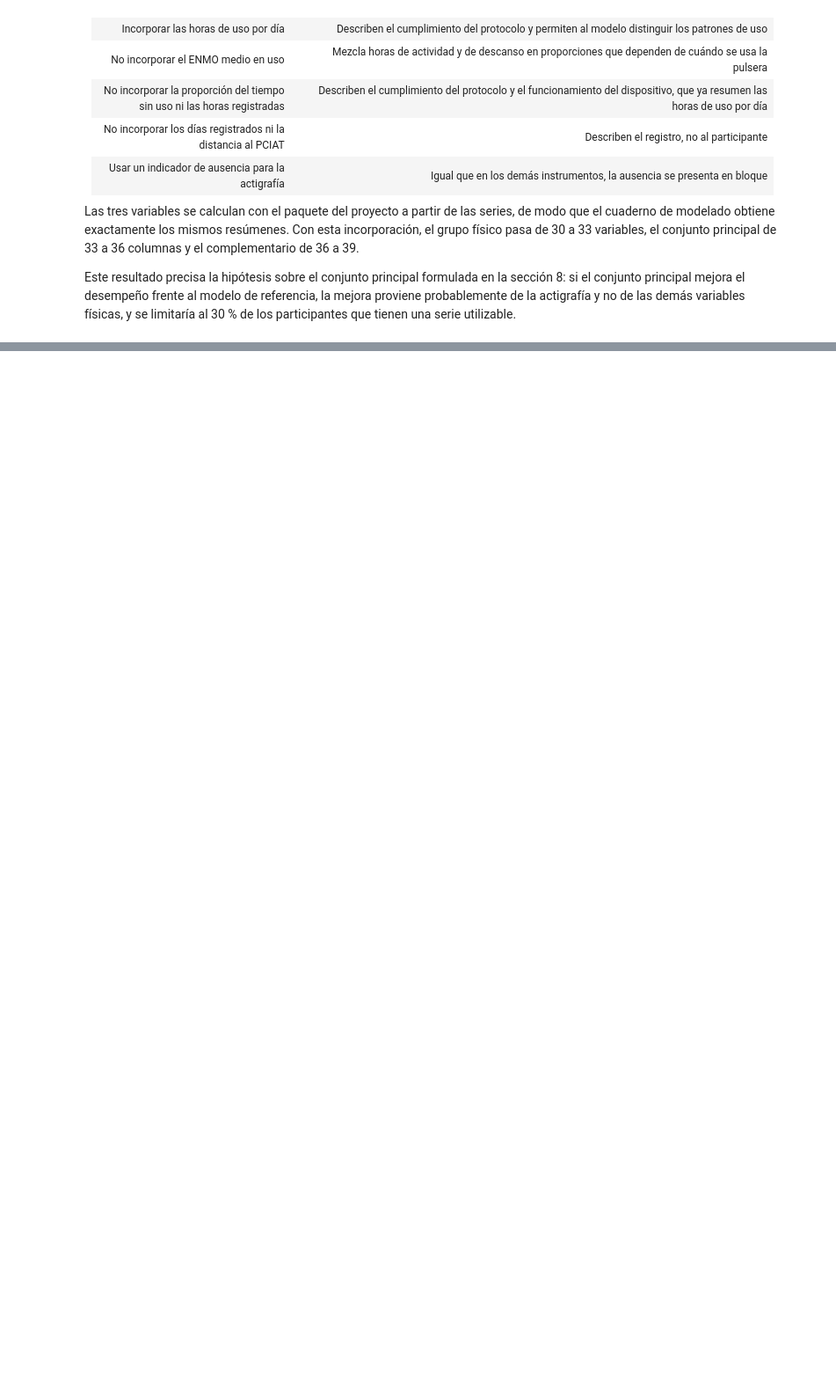
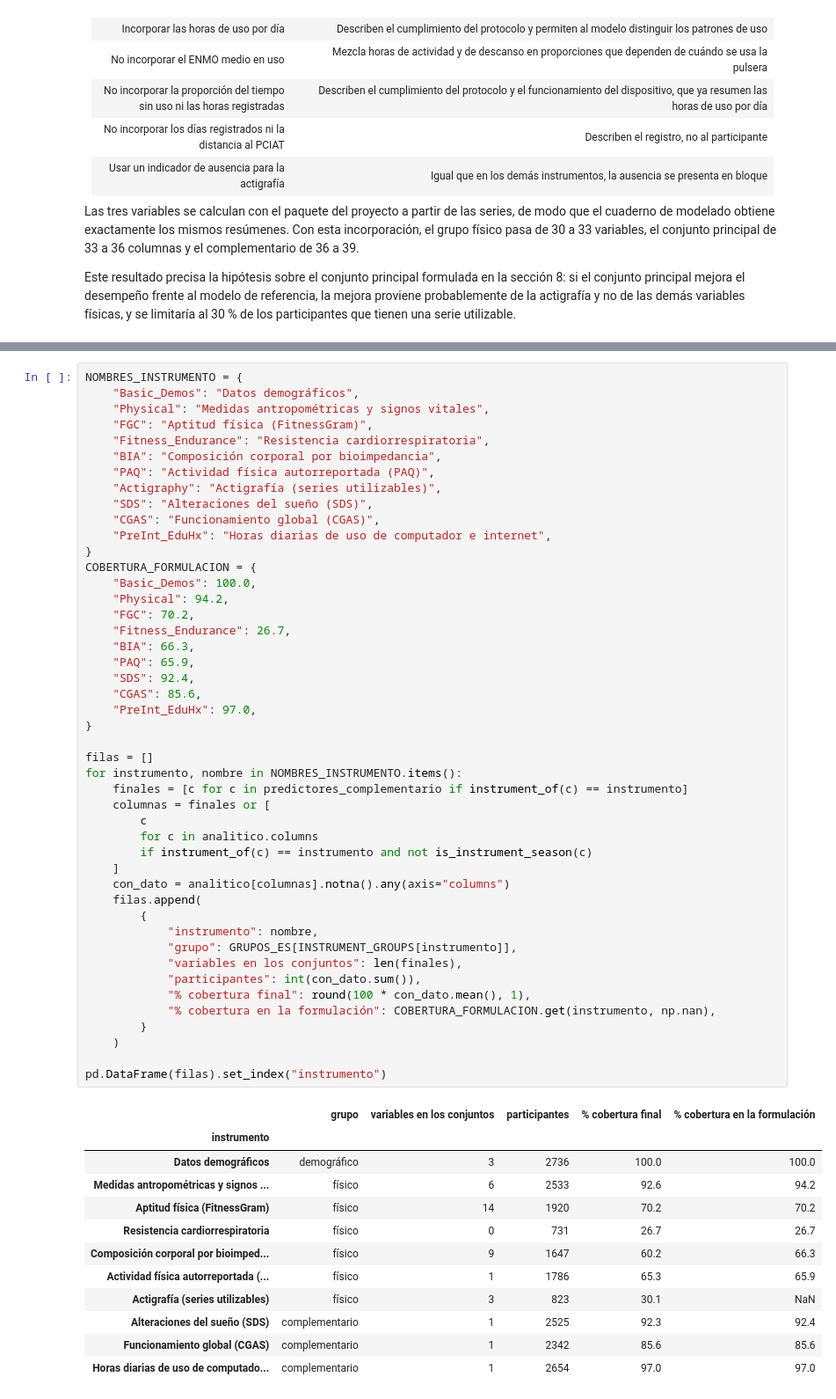
Before and after one commit to juanestebancg2806/piu-severity-prediction, a Jupyter notebook: notebooks/01_eda.ipynb, the cells around one changed output, grey strips where cells are left out. Shown at 88% size. Cells and saved outputs as stored; diff of their text form; blank space fills up the shorter version.

```diff
--- a/notebooks/01_eda.ipynb
+++ b/notebooks/01_eda.ipynb
@@ -3853,0 +4004,59 @@ Este resultado precisa la hipótesis sobre el conjunto principal formulada en la
+# %%
+NOMBRES_INSTRUMENTO = {
+    "Basic_Demos": "Datos demográficos",
+    "Physical": "Medidas antropométricas y signos vitales",
+    "FGC": "Aptitud física (FitnessGram)",
+    "Fitness_Endurance": "Resistencia cardiorrespiratoria",
+    "BIA": "Composición corporal por bioimpedancia",
+    "PAQ": "Actividad física autorreportada (PAQ)",
+    "Actigraphy": "Actigrafía (series utilizables)",
+    "SDS": "Alteraciones del sueño (SDS)",
+    "CGAS": "Funcionamiento global (CGAS)",
+    "PreInt_EduHx": "Horas diarias de uso de computador e internet",
+}
+COBERTURA_FORMULACION = {
+    "Basic_Demos": 100.0,
+    "Physical": 94.2,
+    "FGC": 70.2,
+    "Fitness_Endurance": 26.7,
+    "BIA": 66.3,
+    "PAQ": 65.9,
+    "SDS": 92.4,
+    "CGAS": 85.6,
+    "PreInt_EduHx": 97.0,
+}
+
+filas = []
+for instrumento, nombre in NOMBRES_INSTRUMENTO.items():
+    finales = [c for c in predictores_complementario if instrument_of(c) == instrumento]
+    columnas = finales or [
+        c
+        for c in analitico.columns
+        if instrument_of(c) == instrumento and not is_instrument_season(c)
+    ]
+    con_dato = analitico[columnas].notna().any(axis="columns")
+    filas.append(
+        {
+            "instrumento": nombre,
+            "grupo": GRUPOS_ES[INSTRUMENT_GROUPS[instrumento]],
+            "variables en los conjuntos": len(finales),
+            "participantes": int(con_dato.sum()),
+            "% cobertura final": round(100 * con_dato.mean(), 1),
+            "% cobertura en la formulación": COBERTURA_FORMULACION.get(instrumento, np.nan),
+        }
+    )
+
+pd.DataFrame(filas).set_index("instrumento")
+# %% [output]
+|  | grupo | variables en los conjuntos | participantes | % cobertura final | % cobertura en la formulación |
+| instrumento |  |  |  |  |  |
+| Datos demográficos | demográfico | 3 | 2736 | 100.0 | 100.0 |
+| Medidas antropométricas y signos ... | físico | 6 | 2533 | 92.6 | 94.2 |
+| Aptitud física (FitnessGram) | físico | 14 | 1920 | 70.2 | 70.2 |
+| Resistencia cardiorrespiratoria | físico | 0 | 731 | 26.7 | 26.7 |
+| Composición corporal por bioimped... | físico | 9 | 1647 | 60.2 | 66.3 |
+| Actividad física autorreportada (... | físico | 1 | 1786 | 65.3 | 65.9 |
+| Actigrafía (series utilizables) | físico | 3 | 823 | 30.1 | NaN |
+| Alteraciones del sueño (SDS) | complementario | 1 | 2525 | 92.3 | 92.4 |
+| Funcionamiento global (CGAS) | complementario | 1 | 2342 | 85.6 | 85.6 |
+| Horas diarias de uso de computado... | complementario | 1 | 2654 | 97.0 | 97.0 |
```
Also changed, not shown: parts of 5 cells of this notebook.
